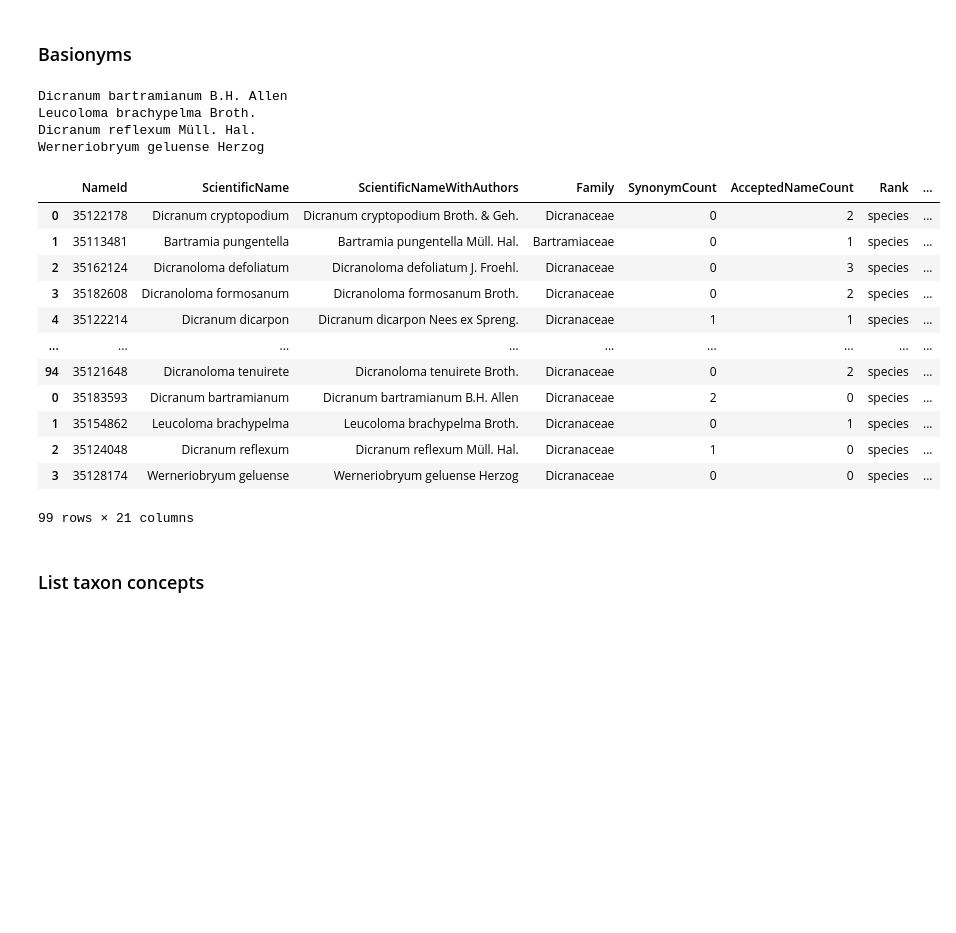
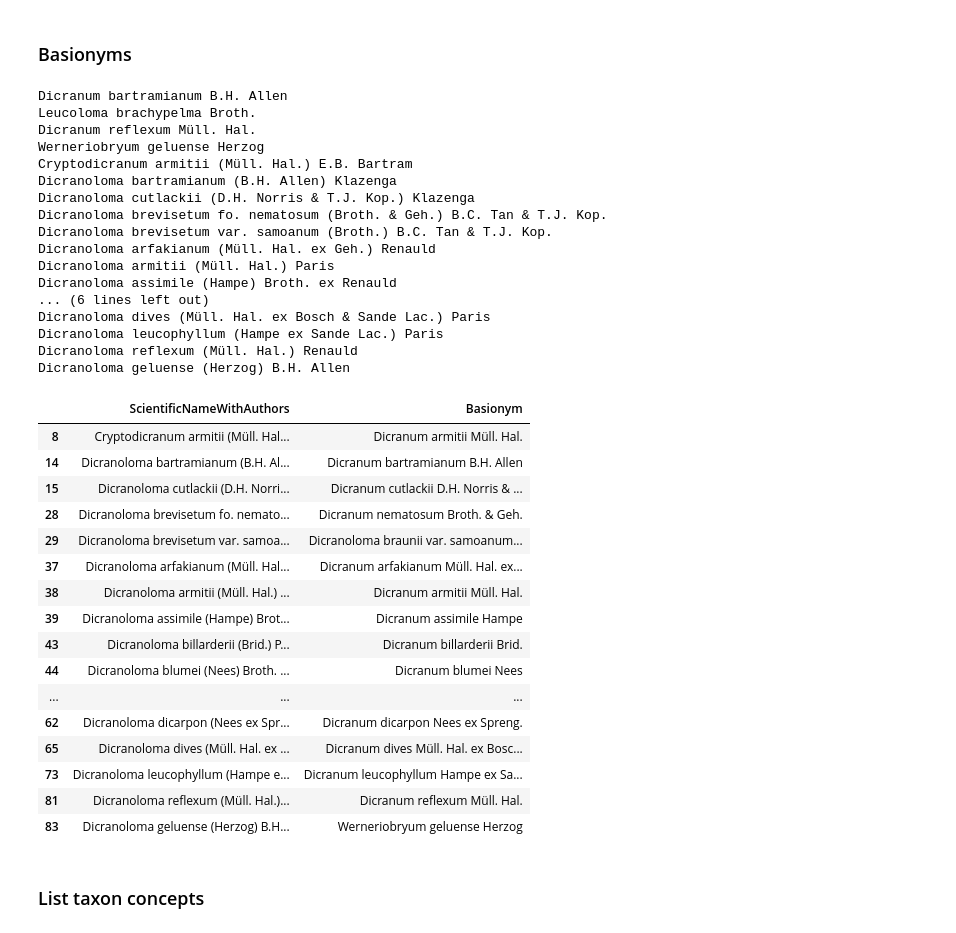
Before and after one commit to nielsklazenga/tropicos_malesian_dicranoloma, a Jupyter notebook: tropicos_malesian_dicranoloma.ipynb, the cells around one changed output. Saved outputs shown, nothing was run; the diff lists cells and outputs as text; code cells hidden in the pictures; blank space fills up the shorter version.

```diff
--- a/tropicos_malesian_dicranoloma.ipynb
+++ b/tropicos_malesian_dicranoloma.ipynb
@@ -123,7 +127,7 @@ Dicranum cutlackii
 # References
 data = []
 for index, row in df_accepted.iterrows():
-    fwrite(row['ScientificName'])
+    print(row['ScientificName'])
     name_id = str(int(row['NameId']))
     url = 'http://services.tropicos.org/Name/' + name_id + '/References'
     query = {'apikey': apikey.apikey, 'format': 'json'}
@@ -180,7 +184,7 @@ Dicranum cutlackii
 #synonyms
 data = []
 for index, row in df_accepted.iterrows():
-    fwrite(row['ScientificName'])
+    print(row['ScientificName'])
     name_id = str(int(row['NameId']))
     url = 'http://services.tropicos.org/Name/' + name_id + '/Synonyms'
     query = {'apikey': apikey.apikey, 'format': 'json'}
@@ -265,7 +269,7 @@ Dicranoloma tenuirete Broth.
 # recombinations
 
 # for rec in recombinations:
-#     fwrite('https://www.tropicos.org/name/' + str(rec))
+#     print('https://www.tropicos.org/name/' + str(rec))
 
 basionyms = {
     35158613: 35121907,
@@ -295,47 +299,64 @@ for id in list(set(basionyms.values())):
         query = {'apikey': apikey.apikey, 'format': 'json'}
 
         r = requests.get(url, query)
         body = r.json()
-        fwrite(body['ScientificNameWithAuthors'])
+        print(body['ScientificNameWithAuthors'])
         data.append(body)
 
 df_names = pd.concat([df_names, pd.DataFrame(data)])
 
 basids = []
 basnames = []
 
 # df_names[df_names['NameId'] == 35128174]['ScientificNameWithAuthors'].to_list()[0]
 
 for index, row in df_names.iterrows():
     if int(row['NameId']) in list(basionyms.keys()):
-        fwrite(row['ScientificNameWithAuthors'])
+        print(row['ScientificNameWithAuthors'])
         basids.append(basionyms[int(row['NameId'])])
         basnames.append(df_names[df_names['NameId'] == basionyms[int(row['NameId'])]]['ScientificNameWithAuthors'].to_list()[0])
     else:
         basids.append(np.NaN)
         basnames.append(np.NaN)
 
 df_names['BasionymId'] = basids
 df_names['Basionym'] = basnames
 
 df_names[~df_names['BasionymId'].isna()][['ScientificNameWithAuthors', 'Basionym']]
 # %% [output]
 Dicranum bartramianum B.H. Allen
 Leucoloma brachypelma Broth.
 Dicranum reflexum Müll. Hal.
 Werneriobryum geluense Herzog
+Cryptodicranum armitii (Müll. Hal.) E.B. Bartram
+Dicranoloma bartramianum (B.H. Allen) Klazenga
+Dicranoloma cutlackii (D.H. Norris & T.J. Kop.) Klazenga
+Dicranoloma brevisetum fo. nematosum (Broth. & Geh.) B.C. Tan & T.J. Kop.
+Dicranoloma brevisetum var. samoanum (Broth.) B.C. Tan & T.J. Kop.
+Dicranoloma arfakianum (Müll. Hal. ex Geh.) Renauld
+Dicranoloma armitii (Müll. Hal.) Paris
+Dicranoloma assimile (Hampe) Broth. ex Renauld
+... (6 lines left out)
+Dicranoloma dives (Müll. Hal. ex Bosch & Sande Lac.) Paris
+Dicranoloma leucophyllum (Hampe ex Sande Lac.) Paris
+Dicranoloma reflexum (Müll. Hal.) Renauld
+Dicranoloma geluense (Herzog) B.H. Allen
-|  | NameId | ScientificName | ScientificNameWithAuthors | Family | SynonymCount | AcceptedNameCount | Rank | ... |
-| 0 | 35122178 | Dicranum cryptopodium | Dicranum cryptopodium Broth. & Geh. | Dicranaceae | 0 | 2 | species | ... |
-| 1 | 35113481 | Bartramia pungentella | Bartramia pungentella Müll. Hal. | Bartramiaceae | 0 | 1 | species | ... |
-| 2 | 35162124 | Dicranoloma defoliatum | Dicranoloma defoliatum J. Froehl. | Dicranaceae | 0 | 3 | species | ... |
-| 3 | 35182608 | Dicranoloma formosanum | Dicranoloma formosanum Broth. | Dicranaceae | 0 | 2 | species | ... |
-| 4 | 35122214 | Dicranum dicarpon | Dicranum dicarpon Nees ex Spreng. | Dicranaceae | 1 | 1 | species | ... |
-| ... | ... | ... | ... | ... | ... | ... | ... | ... |
-| 94 | 35121648 | Dicranoloma tenuirete | Dicranoloma tenuirete Broth. | Dicranaceae | 0 | 2 | species | ... |
-| 0 | 35183593 | Dicranum bartramianum | Dicranum bartramianum B.H. Allen | Dicranaceae | 2 | 0 | species | ... |
-| 1 | 35154862 | Leucoloma brachypelma | Leucoloma brachypelma Broth. | Dicranaceae | 0 | 1 | species | ... |
-| 2 | 35124048 | Dicranum reflexum | Dicranum reflexum Müll. Hal. | Dicranaceae | 1 | 0 | species | ... |
-| 3 | 35128174 | Werneriobryum geluense | Werneriobryum geluense Herzog | Dicranaceae | 0 | 0 | species | ... |
+|  | ScientificNameWithAuthors | Basionym |
+| 8 | Cryptodicranum armitii (Müll. Hal... | Dicranum armitii Müll. Hal. |
+| 14 | Dicranoloma bartramianum (B.H. Al... | Dicranum bartramianum B.H. Allen |
+| 15 | Dicranoloma cutlackii (D.H. Norri... | Dicranum cutlackii D.H. Norris & ... |
+| 28 | Dicranoloma brevisetum fo. nemato... | Dicranum nematosum Broth. & Geh. |
+| 29 | Dicranoloma brevisetum var. samoa... | Dicranoloma braunii var. samoanum... |
+| 37 | Dicranoloma arfakianum (Müll. Hal... | Dicranum arfakianum Müll. Hal. ex... |
+| 38 | Dicranoloma armitii (Müll. Hal.) ... | Dicranum armitii Müll. Hal. |
+| 39 | Dicranoloma assimile (Hampe) Brot... | Dicranum assimile Hampe |
+| 43 | Dicranoloma billarderii (Brid.) P... | Dicranum billarderii Brid. |
+| 44 | Dicranoloma blumei (Nees) Broth. ... | Dicranum blumei Nees |
+| ... | ... | ... |
+| 62 | Dicranoloma dicarpon (Nees ex Spr... | Dicranum dicarpon Nees ex Spreng. |
+| 65 | Dicranoloma dives (Müll. Hal. ex ... | Dicranum dives Müll. Hal. ex Bosc... |
+| 73 | Dicranoloma leucophyllum (Hampe e... | Dicranum leucophyllum Hampe ex Sa... |
+| 81 | Dicranoloma reflexum (Müll. Hal.)... | Dicranum reflexum Müll. Hal. |
+| 83 | Dicranoloma geluense (Herzog) B.H... | Werneriobryum geluense Herzog |
-99 rows × 21 columns
 # %% [markdown]
 ### List taxon concepts
```
Also changed, not shown: parts of 9 cells of this notebook, 2 other files.
